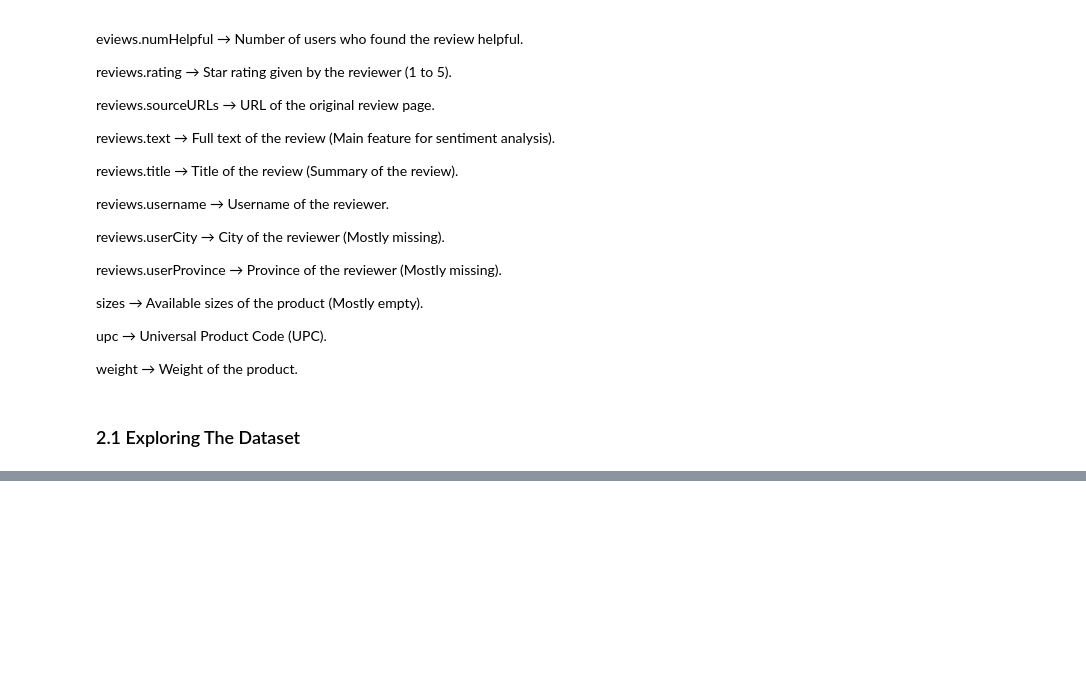
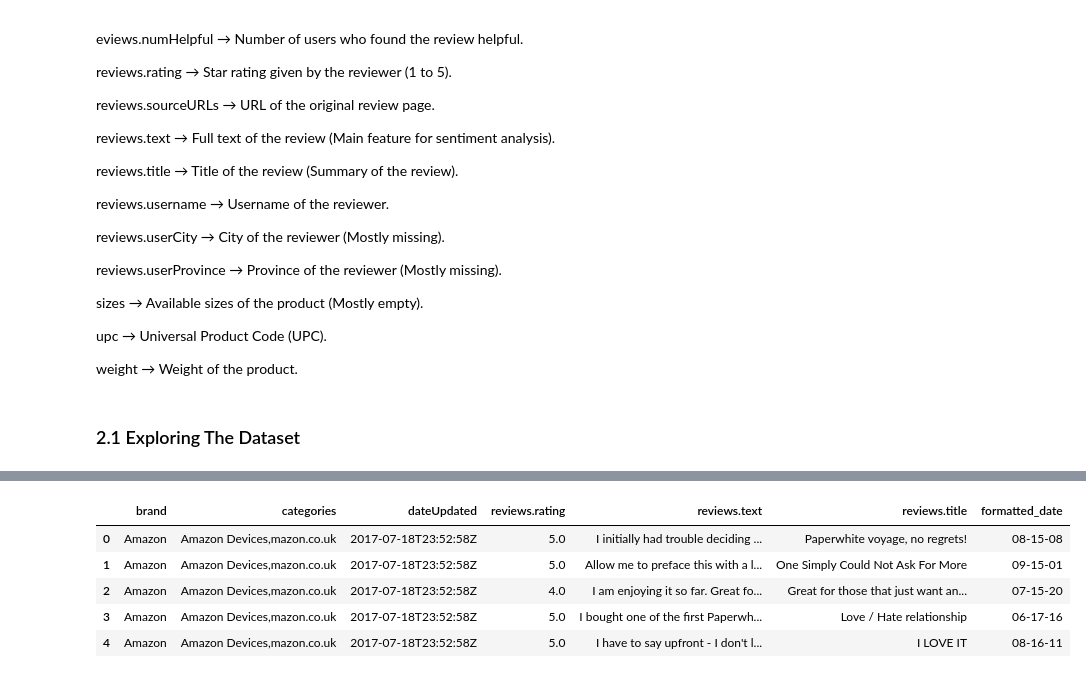
Before and after one commit to kennethnyangweso/GROUP-1-PHASE-4-PROJECT, a Jupyter notebook: Group_1_Phase_4_Project_Notebook.ipynb, the cells around one changed output, grey strips where cells are left out. Cells and saved outputs as stored; diff of their text form; code cells hidden in the pictures; blank space fills up the shorter version.

```diff
--- a/Group_1_Phase_4_Project_Notebook.ipynb
+++ b/Group_1_Phase_4_Project_Notebook.ipynb
@@ -111,0 +235,13 @@ pd.set_option('display.max_colwidth', None)
+# %%
+#drop the unnecessary columns
+
+data.drop(columns= ['reviews.username', 'id', 'asins','prices','reviews.sourceURLs','dateAdded','reviews.date','keys','name'], inplace= True)
+
+data.head()
+# %% [output]
+|  | brand | categories | dateUpdated | reviews.rating | reviews.text | reviews.title | formatted_date |
+| 0 | Amazon | Amazon Devices,mazon.co.uk | 2017-07-18T23:52:58Z | 5.0 | I initially had trouble deciding ... | Paperwhite voyage, no regrets! | 08-15-08 |
+| 1 | Amazon | Amazon Devices,mazon.co.uk | 2017-07-18T23:52:58Z | 5.0 | Allow me to preface this with a l... | One Simply Could Not Ask For More | 09-15-01 |
+| 2 | Amazon | Amazon Devices,mazon.co.uk | 2017-07-18T23:52:58Z | 4.0 | I am enjoying it so far. Great fo... | Great for those that just want an... | 07-15-20 |
+| 3 | Amazon | Amazon Devices,mazon.co.uk | 2017-07-18T23:52:58Z | 5.0 | I bought one of the first Paperwh... | Love / Hate relationship | 06-17-16 |
+| 4 | Amazon | Amazon Devices,mazon.co.uk | 2017-07-18T23:52:58Z | 5.0 | I have to say upfront - I don't l... | I LOVE IT | 08-16-11 |
```
Also changed, not shown: parts of 13 cells of this notebook.
